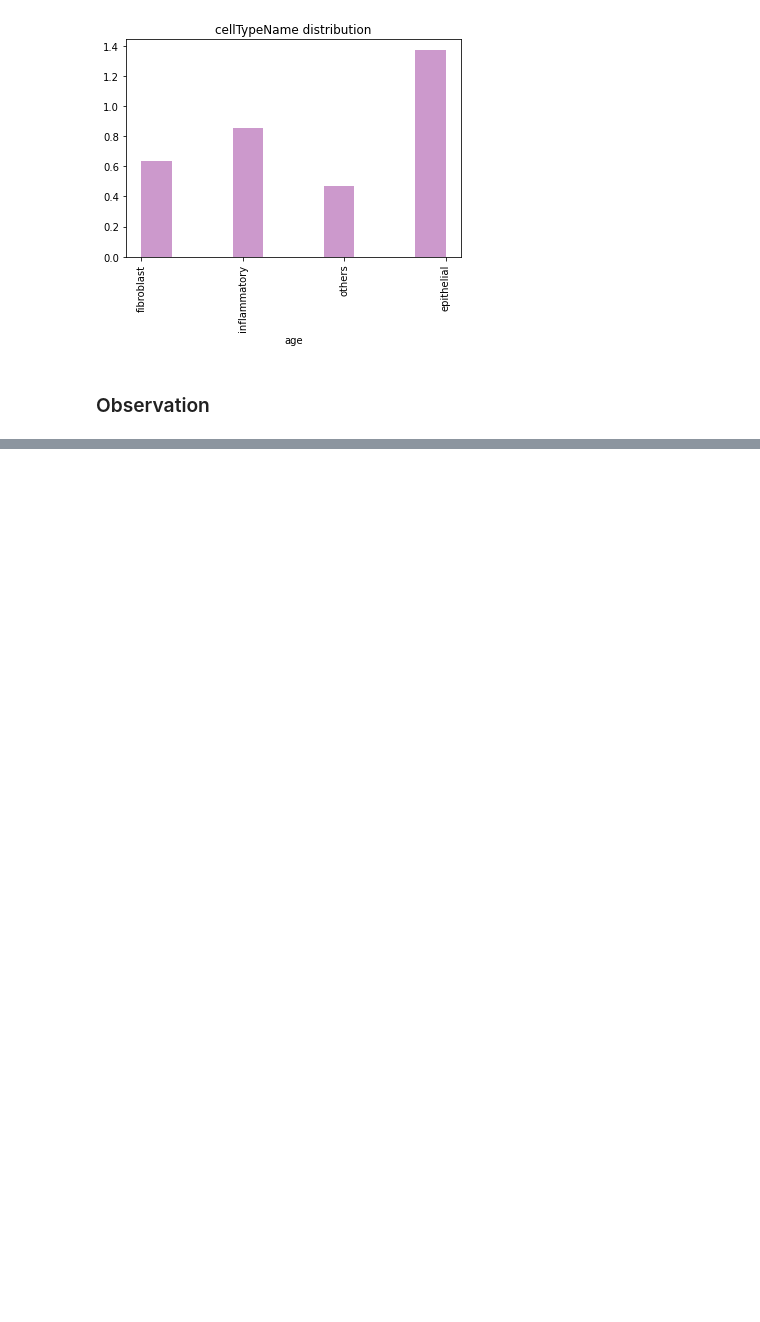
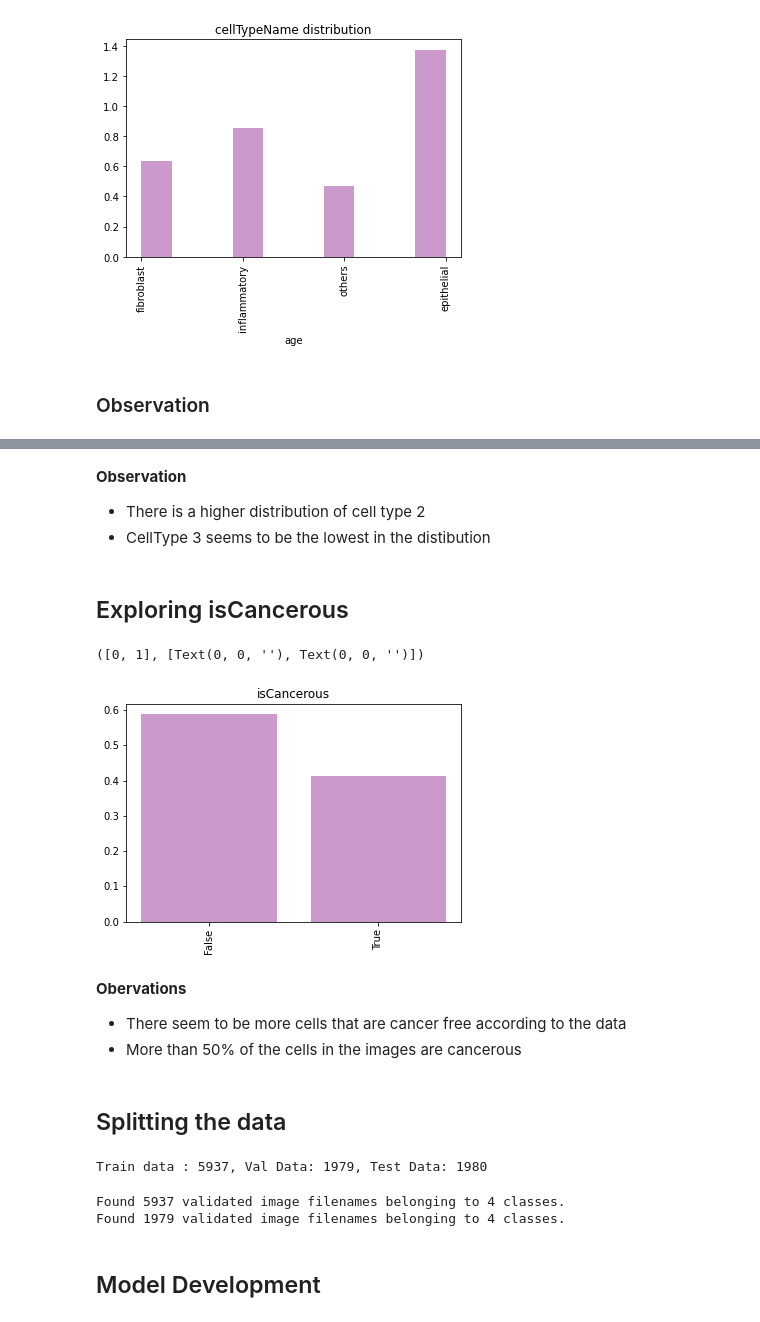
Before and after one commit to sheanaaron/ML_2021_S2_A2, a Jupyter notebook: ML-A2.ipynb, the cells around one changed output, grey strips where cells are left out. Drawn from its saved outputs; the diff is of its cells as text; code cells hidden in the pictures; blank space fills up the shorter version.

```diff
--- a/ML-A2.ipynb
+++ b/ML-A2.ipynb
@@ -130,0 +152,63 @@ plt.show()
+# %% [markdown]
+**Observation**
+- There is a higher distribution of cell type 2
+- CellType 3 seems to be the lowest in the distibution
+# %% [markdown]
+## Exploring isCancerous
+# %%
+plt.bar(dataLabelsFrame['isCancerous'].value_counts().index.astype(str),
+       dataLabelsFrame['isCancerous'].value_counts().values/np.sum(dataLabelsFrame['isCancerous'].value_counts().values),
+       alpha=0.4, color='purple')
+plt.title('isCancerous')
+plt.xticks(rotation='vertical')
+# %% [output]
+([0, 1], [Text(0, 0, ''), Text(0, 0, '')])
+[figure, added]
+# %% [markdown]
+**Obervations**
+- There seem to be more cells that are cancer free according to the data
+- More than 50% of the cells in the images are cancerous
+# %% [markdown]
+## Splitting the data
+# %%
+from sklearn.model_selection import train_test_split
+
+train_data, test_data = train_test_split(dataLabelsFrame, test_size=0.2, random_state=42)
+train_data, val_data = train_test_split(train_data, test_size=0.25, random_state=42)
+
+print("Train data : {}, Val Data: {}, Test Data: {}".format(train_data.shape[0], val_data.shape[0], test_data.shape[0]))
+# %% [output]
+Train data : 5937, Val Data: 1979, Test Data: 1980
+# %%
+train_data['ImageName'] = train_data['ImageName'].astype('str')
+val_data['ImageName'] = val_data['ImageName'].astype('str')
+
+from tensorflow.keras.preprocessing.image import ImageDataGenerator
+
+train_datagen = ImageDataGenerator(rescale=1./255, data_format='channels_last')
+val_datagen = ImageDataGenerator(rescale=1./255, data_format='channels_last')
+
+batch_size = 32
+
+train_generator = train_datagen.flow_from_dataframe(
+        dataframe=train_data,
+        directory='patch_images./',
+        x_col="ImageName",
+        y_col="cellTypeName",
+        target_size=(32, 32),
+        batch_size=batch_size,
+        class_mode='categorical')
+
+validation_generator = val_datagen.flow_from_dataframe(
+        dataframe=val_data,
+        directory='patch_images./',
+        x_col="ImageName",
+        y_col="cellTypeName",
+        target_size=(32, 32),
+        batch_size=batch_size,
+        class_mode='categorical')
+# %% [output]
+Found 5937 validated image filenames belonging to 4 classes.
+Found 1979 validated image filenames belonging to 4 classes.
+# %% [markdown]
+## Model Development
```
Also changed, not shown: parts of 10 cells of this notebook.
